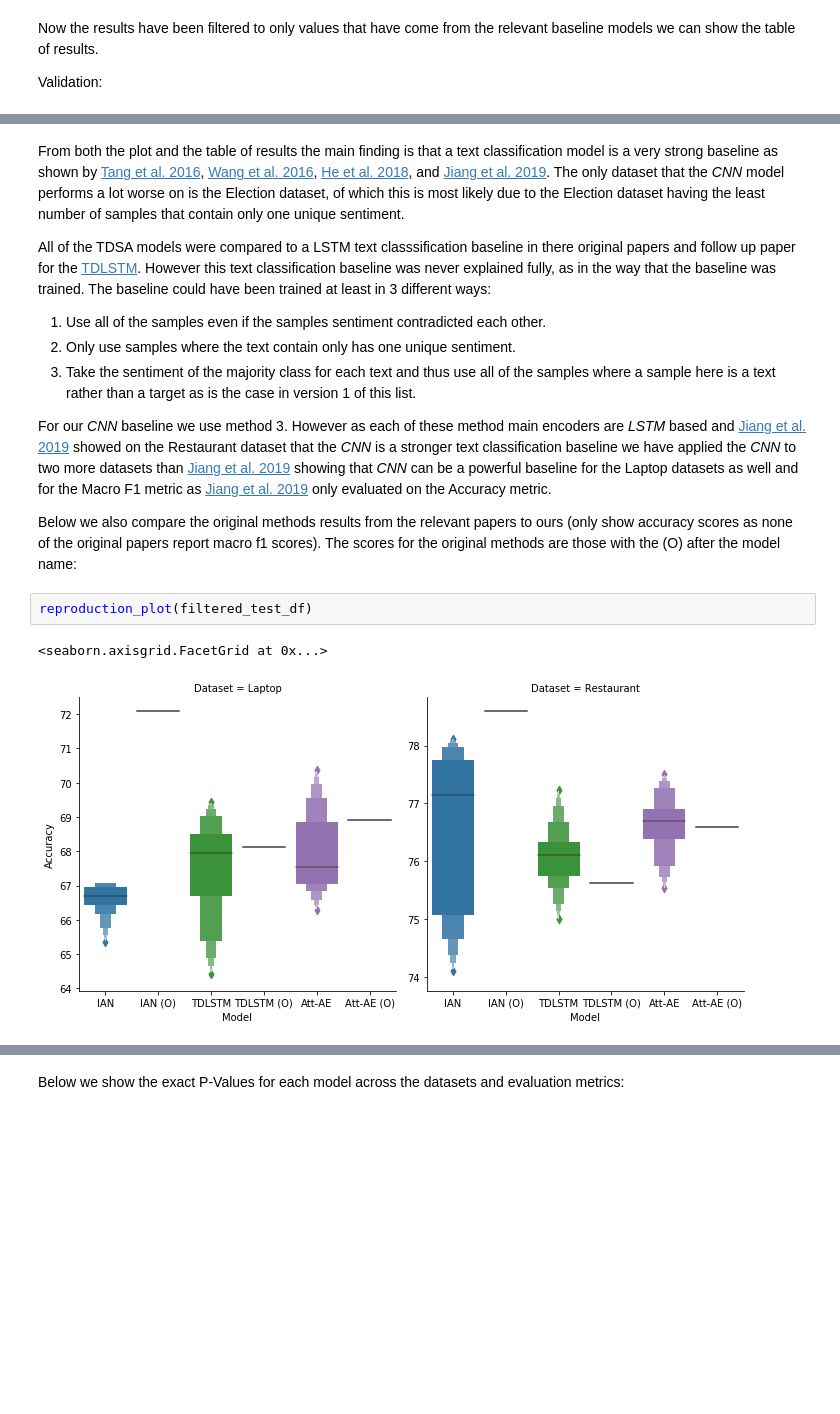
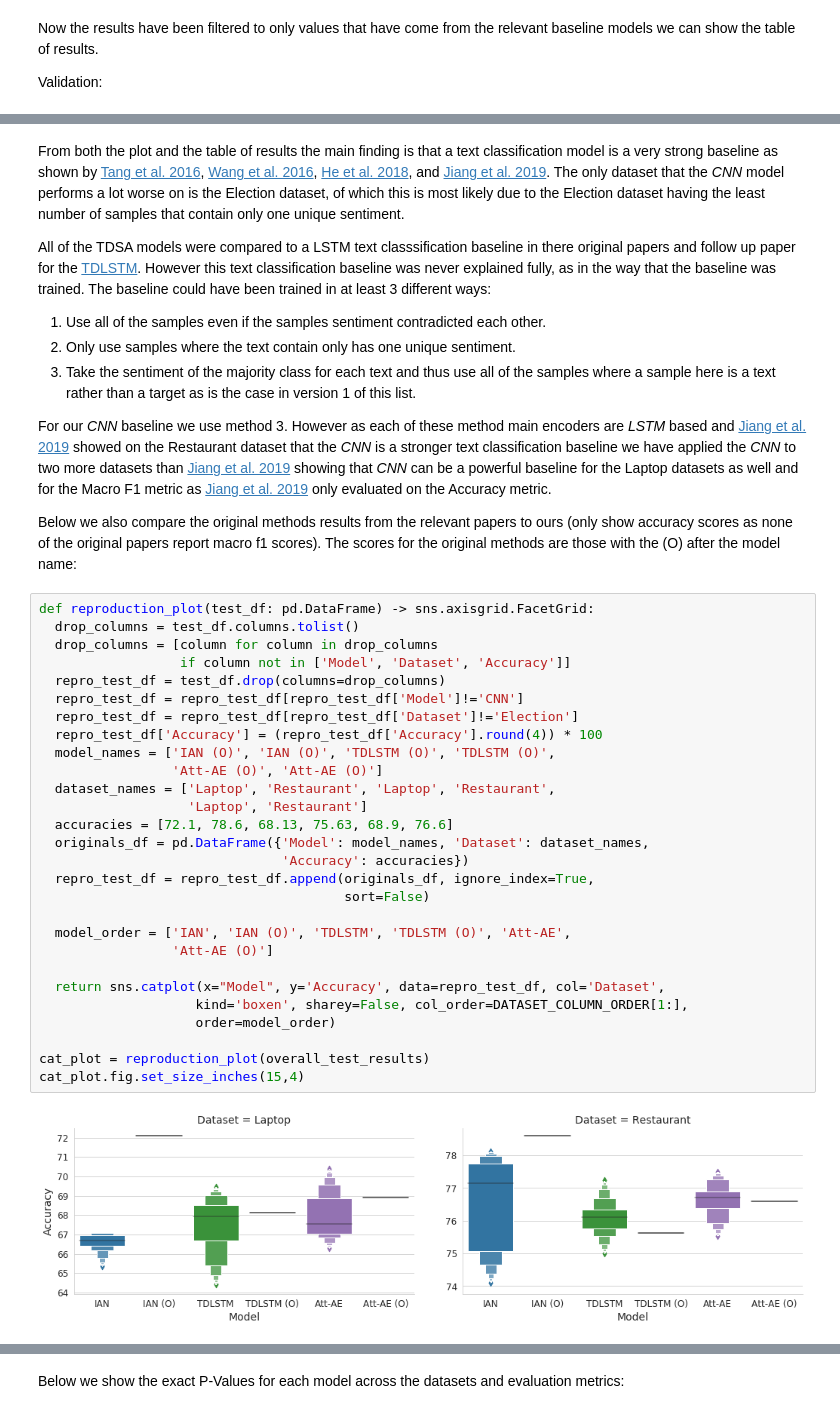
Before and after one commit to apmoore1/tdsa_comparisons, a Jupyter notebook: analysis/TDSA_Baseline_Results.ipynb, the cells around one changed output, grey strips where cells are left out. Drawn from its saved outputs; the diff is of its cells as text; blank space fills up the shorter version.

```diff
--- a/analysis/TDSA_Baseline_Results.ipynb
+++ b/analysis/TDSA_Baseline_Results.ipynb
@@ -272,7 +135,7 @@ sns.catplot(x='Model', y='Metric Score', hue='Metric', data=plotting_filtered_df
 # %% [markdown]
 From both the plot and the table of results the main finding is that a text classification model is a very strong baseline as shown by [Tang et al. 2016](https://www.aclweb.org/anthology/D16-1021/), [Wang et al. 2016](https://www.aclweb.org/anthology/D16-1058.pdf), [He et al. 2018](https://www.aclweb.org/anthology/P18-2092/), and [Jiang et al. 2019](https://www.aclweb.org/anthology/D19-1654/). The only dataset that the *CNN* model performs a lot worse on is the Election dataset, of which this is most likely due to the Election dataset having the least number of samples that contain only one unique sentiment.
 
-All of the TDSA models were compared to a LSTM text classsification baseline in there original papers and follow up paper for the [TDLSTM](https://www.aclweb.org/anthology/D16-1021/). However this text classification baseline was never explained fully, as in the way that the baseline was trained. The baseline could have been trained at least in 3 different ways:
+All of the TDSA models were compared to a LSTM text classsification baseline in there original papers and follow up paper for the [TDLSTM](https://www.aclweb.org/anthology/D16-1021/). However this text classification baseline was never explained fully, as in the way that the baseline was trained. The baseline could have been trained in at least 3 different ways:
 
 1. Use all of the samples even if the samples sentiment contradicted each other.
 2. Only use samples where the text contain only has one unique sentiment.
@@ -281,9 +144,34 @@ All of the TDSA models were compared to a LSTM text classsification baseline in
 For our *CNN* baseline we use method 3. However as each of these method main encoders are *LSTM* based and [Jiang et al. 2019](https://www.aclweb.org/anthology/D19-1654/) showed on the Restaurant dataset that the *CNN* is a stronger text classification baseline we have applied the *CNN* to two more datasets than [Jiang et al. 2019](https://www.aclweb.org/anthology/D19-1654/) showing that *CNN* can be a powerful baseline for the Laptop datasets as well and for the Macro F1 metric as [Jiang et al. 2019](https://www.aclweb.org/anthology/D19-1654/) only evaluated on the Accuracy metric.
 
 Below we also compare the original methods results from the relevant papers to ours (only show accuracy scores as none of the original papers report macro f1 scores). The scores for the original methods are those with the (O) after the model name:
-# %%
-reproduction_plot(filtered_test_df)
-# %% [output]
-<seaborn.axisgrid.FacetGrid at 0x...>
-[figure, removed]
+# %%
+def reproduction_plot(test_df: pd.DataFrame) -> sns.axisgrid.FacetGrid:
+  drop_columns = test_df.columns.tolist()
+  drop_columns = [column for column in drop_columns
+                  if column not in ['Model', 'Dataset', 'Accuracy']]
+  repro_test_df = test_df.drop(columns=drop_columns)
+  repro_test_df = repro_test_df[repro_test_df['Model']!='CNN']
+  repro_test_df = repro_test_df[repro_test_df['Dataset']!='Election']
+  repro_test_df['Accuracy'] = (repro_test_df['Accuracy'].round(4)) * 100
+  model_names = ['IAN (O)', 'IAN (O)', 'TDLSTM (O)', 'TDLSTM (O)',
+                 'Att-AE (O)', 'Att-AE (O)']
+  dataset_names = ['Laptop', 'Restaurant', 'Laptop', 'Restaurant',
+                   'Laptop', 'Restaurant']
+  accuracies = [72.1, 78.6, 68.13, 75.63, 68.9, 76.6]
+  originals_df = pd.DataFrame({'Model': model_names, 'Dataset': dataset_names,
+                               'Accuracy': accuracies})
+  repro_test_df = repro_test_df.append(originals_df, ignore_index=True,
+                                       sort=False)
+
+  model_order = ['IAN', 'IAN (O)', 'TDLSTM', 'TDLSTM (O)', 'Att-AE',
+                 'Att-AE (O)']
+
+  return sns.catplot(x="Model", y='Accuracy', data=repro_test_df, col='Dataset',
+                    kind='boxen', sharey=False, col_order=DATASET_COLUMN_ORDER[1:],
+                    order=model_order)
+
+cat_plot = reproduction_plot(overall_test_results)
+cat_plot.fig.set_size_inches(15,4)
+# %% [output]
+[figure, added]
 # %% [markdown]
```
Also changed, not shown: parts of 78 cells of this notebook.
